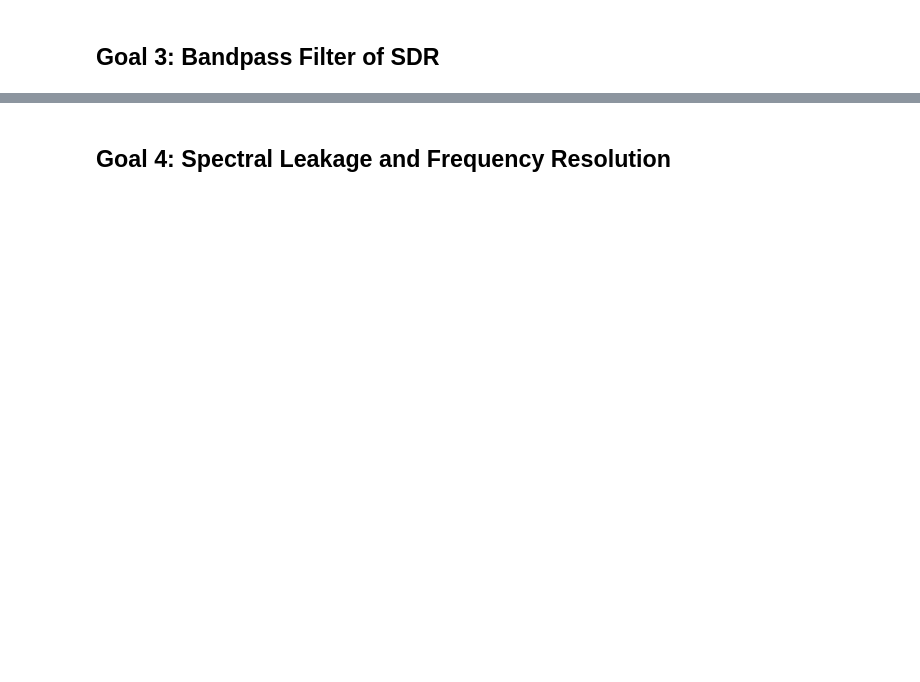
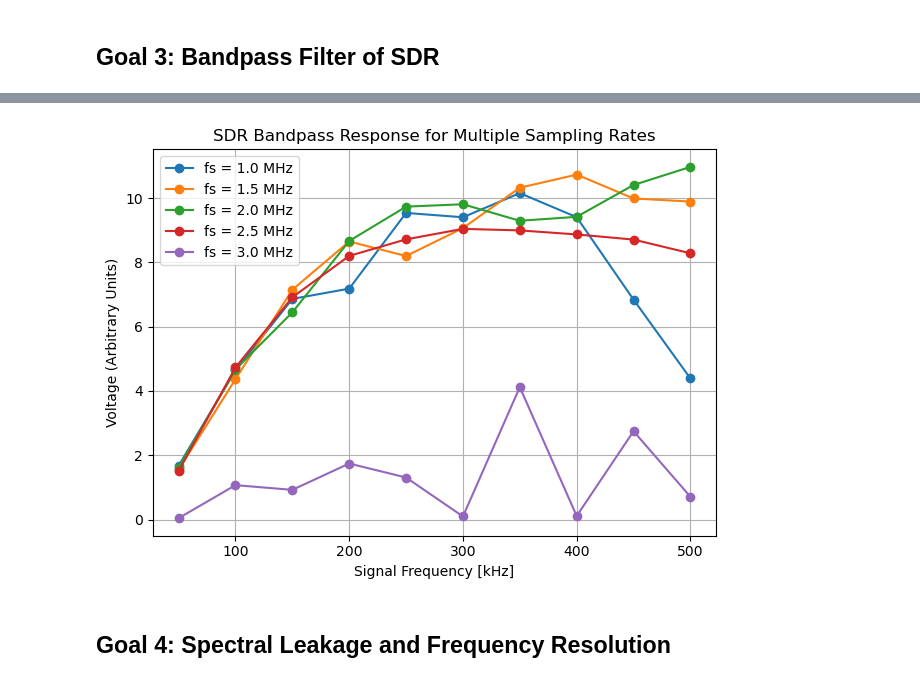
Before and after one commit to averybooks/radiolab2026-Cal, a Jupyter notebook: LAB1_Code.ipynb, the cells around one changed output, grey strips where cells are left out. Cells and saved outputs as stored; diff of their text form; code cells hidden in the pictures; blank space fills up the shorter version.

```diff
--- a/LAB1_Code.ipynb
+++ b/LAB1_Code.ipynb
@@ -263,2 +239,89 @@ plt.show()
+# %%
+base_dir = Path("C:/Users/medin/Downloads/Spring_2026/ASTRON121/LAB1_DATA/Bandpass Filter")
+
+sampling_rates = np.array([1e6, 1.5e6, 2e6, 2.5e6, 3e6])
+signal_freqs = np.array([50e3, 100e3, 150e3, 200e3, 250e3, 300e3, 350e3, 400e3, 450e3, 500e3])
+
+files_by_fs = {
+    fs: [
+        base_dir
+        / f"{fs/1e6:g}MHz_Sampling"
+        / f"test_{fs/1e6:g}MHz_{int(f/1e3)}kHz.npz"
+        for f in signal_freqs
+    ]
+    for fs in sampling_rates
+}
+
+def extract_peak_magnitude(filename, fs, f_sig, N):
+    """
+    Extract the average FFT peak magnitude at f_sig from an SDR data file
+    with mutliple sample blocks.
+
+    Parameters:
+        filename : str
+            Path to .npz file (expects data in 'arr_0')
+        fs : float
+            Sampling frequency (Hz)
+        f_sig : float
+            Signal frequency (Hz)
+        N : int
+            Number of samples to use per block
+
+    Returns:
+        peak_mag : float
+            Average FFT magnitude at the signal frequency across all blocks
+    """
+    # Load the data
+    data = np.load(filename)['arr_0']  # shape: (num_blocks, samples_per_block)
+
+    # Trim each block to N samples (along last axis)
+    signal = data[:, :N]  # shape: (num_blocks, N)
+
+    # Create Hann window
+    window = np.hanning(N)
+
+    # Apply window to each block (broadcasts correctly)
+    signal_win = signal * window
+
+    # FFT along samples axis
+    spectrum_mag = np.abs(np.fft.fft(signal_win, axis=1))
+
+    # Frequency array
+    freqs = np.fft.fftfreq(N, d=1/fs)
+
+    # Index of closest bin to f_sig
+    idx = np.argmin(np.abs(freqs - f_sig))
+
+    # Take the average magnitude across blocks
+    peak_mag = np.mean(spectrum_mag[:, idx])
+
+    return peak_mag
+
+
+plt.figure()
+
+for fs in sampling_rates:
+    magnitudes = []
+    files = files_by_fs[fs]
+
+    for f_sig, fname in zip(signal_freqs, files):
+        peak_mag = extract_peak_magnitude(fname, fs, f_sig, N)
+        magnitudes.append(peak_mag)
+
+    # Convert to linear voltage
+    fft_mag_volts = (np.array(magnitudes) / N) * 2
+
+    # Plot
+    plt.plot(signal_freqs / 1e3, fft_mag_volts, 'o-', label = f'fs = {fs/1e6} MHz')
+
+plt.xlabel("Signal Frequency [kHz]")
+plt.ylabel("Voltage (Arbitrary Units)")
+plt.title("SDR Bandpass Response for Multiple Sampling Rates")
+plt.grid()
+plt.legend()
+plt.tight_layout()
+plt.show()
+# %% [output]
+[figure, added]
 # %% [markdown]
 ## Goal 4: Spectral Leakage and Frequency Resolution
```
Also changed, not shown: parts of 23 cells of this notebook, 1 other file.
